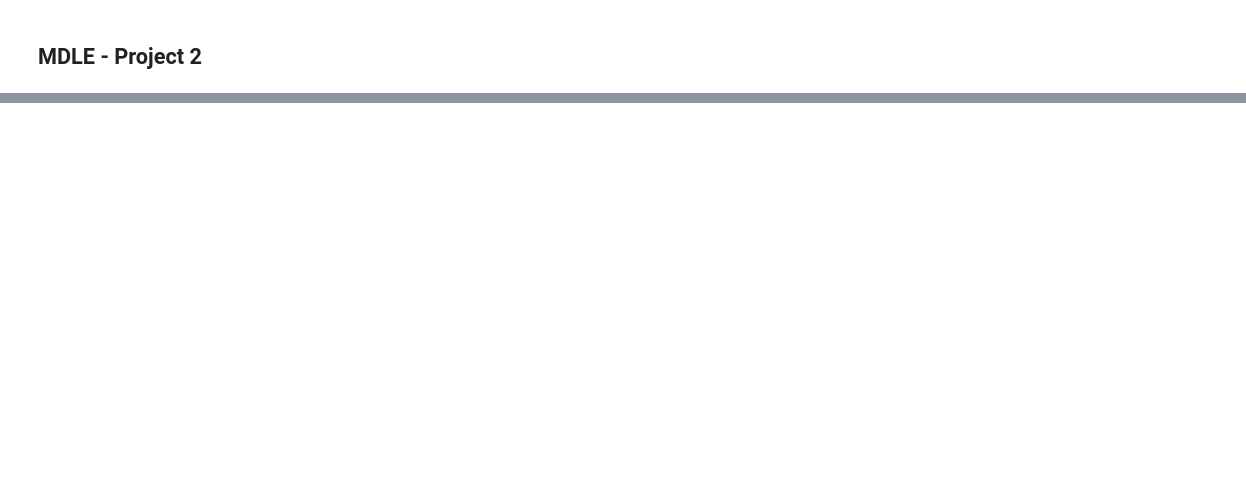
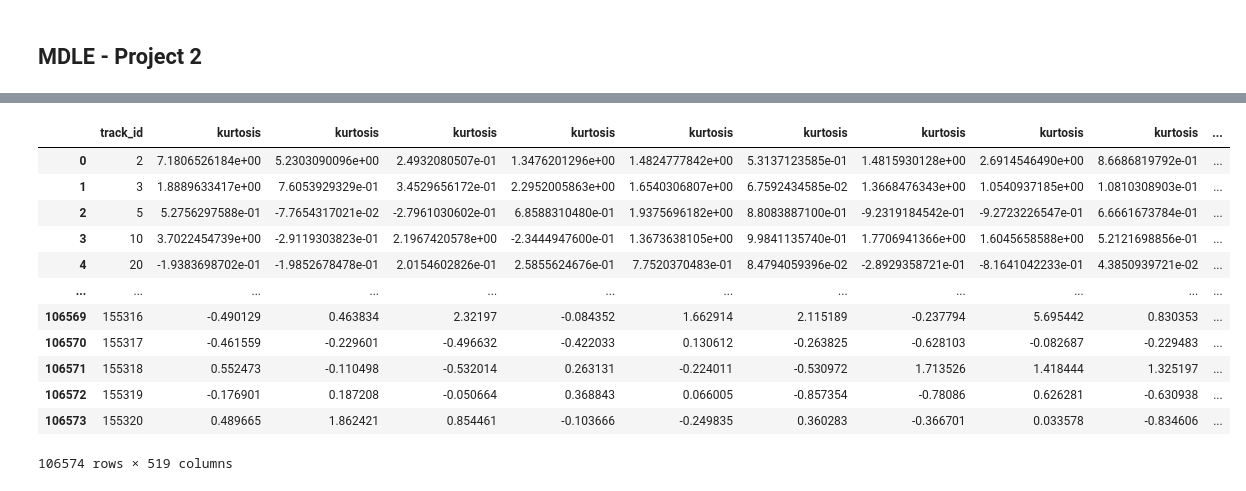
Before and after one commit to TheScorpoi/mdle-assignment-2, a Jupyter notebook: main.ipynb, the cells around one changed output, grey strips where cells are left out. Saved outputs shown, nothing was run; the diff lists cells and outputs as text; code cells hidden in the pictures; blank space fills up the shorter version.

```diff
--- a/main.ipynb
+++ b/main.ipynb
@@ -219,0 +77,3 @@ Error:
+# %%
+features = pd.read_csv("fma_metadata/features.csv", encoding='utf-8-sig')
+features
@@ -219,0 +94,26 @@ Error:
+# %%
+first_row = features.iloc[0, :]
+second_row = features.iloc[1, :]
+third_row = features.iloc[2, :]
+
+# Get the new column names from the first and second row
+new_column_names = [third_row.iloc[0]] + list(first_row.iloc[1:].values)
+
+# Rename the columns of the DataFrame
+features.columns = new_column_names
+features = features.iloc[3:, :].reset_index(drop=True)
+features
+# %% [output]
+|  | track_id | kurtosis | kurtosis | kurtosis | kurtosis | kurtosis | kurtosis | kurtosis | kurtosis | kurtosis | ... |
+| 0 | 2 | 7.1806526184e+00 | 5.2303090096e+00 | 2.4932080507e-01 | 1.3476201296e+00 | 1.4824777842e+00 | 5.3137123585e-01 | 1.4815930128e+00 | 2.6914546490e+00 | 8.6686819792e-01 | ... |
+| 1 | 3 | 1.8889633417e+00 | 7.6053929329e-01 | 3.4529656172e-01 | 2.2952005863e+00 | 1.6540306807e+00 | 6.7592434585e-02 | 1.3668476343e+00 | 1.0540937185e+00 | 1.0810308903e-01 | ... |
+| 2 | 5 | 5.2756297588e-01 | -7.7654317021e-02 | -2.7961030602e-01 | 6.8588310480e-01 | 1.9375696182e+00 | 8.8083887100e-01 | -9.2319184542e-01 | -9.2723226547e-01 | 6.6661673784e-01 | ... |
+| 3 | 10 | 3.7022454739e+00 | -2.9119303823e-01 | 2.1967420578e+00 | -2.3444947600e-01 | 1.3673638105e+00 | 9.9841135740e-01 | 1.7706941366e+00 | 1.6045658588e+00 | 5.2121698856e-01 | ... |
+| 4 | 20 | -1.9383698702e-01 | -1.9852678478e-01 | 2.0154602826e-01 | 2.5855624676e-01 | 7.7520370483e-01 | 8.4794059396e-02 | -2.8929358721e-01 | -8.1641042233e-01 | 4.3850939721e-02 | ... |
+| ... | ... | ... | ... | ... | ... | ... | ... | ... | ... | ... | ... |
+| 106569 | 155316 | -0.490129 | 0.463834 | 2.32197 | -0.084352 | 1.662914 | 2.115189 | -0.237794 | 5.695442 | 0.830353 | ... |
+| 106570 | 155317 | -0.461559 | -0.229601 | -0.496632 | -0.422033 | 0.130612 | -0.263825 | -0.628103 | -0.082687 | -0.229483 | ... |
+| 106571 | 155318 | 0.552473 | -0.110498 | -0.532014 | 0.263131 | -0.224011 | -0.530972 | 1.713526 | 1.418444 | 1.325197 | ... |
+| 106572 | 155319 | -0.176901 | 0.187208 | -0.050664 | 0.368843 | 0.066005 | -0.857354 | -0.78086 | 0.626281 | -0.630938 | ... |
+| 106573 | 155320 | 0.489665 | 1.862421 | 0.854461 | -0.103666 | -0.249835 | 0.360283 | -0.366701 | 0.033578 | -0.834606 | ... |
+106574 rows × 519 columns
```
Also changed, not shown: parts of 23 cells of this notebook, 1 other file.
